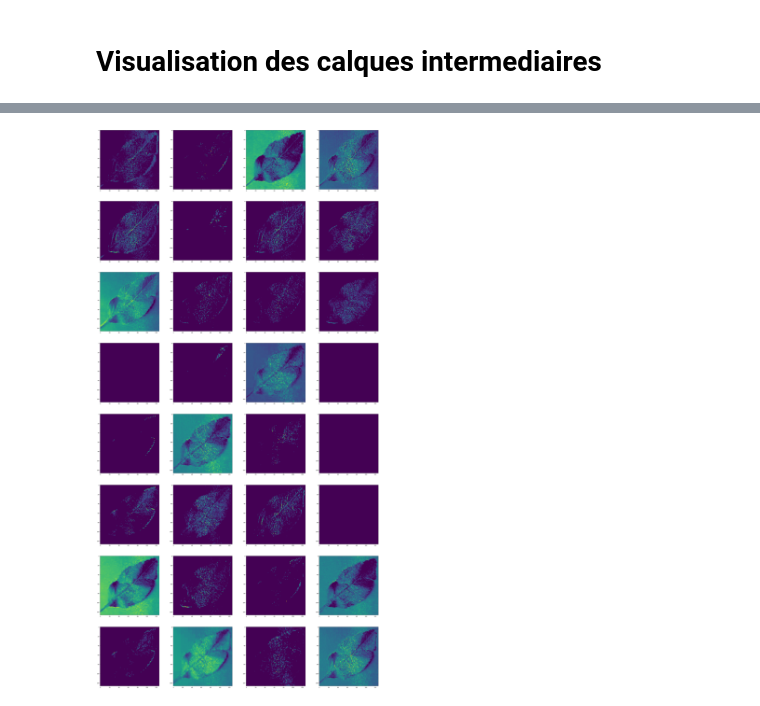
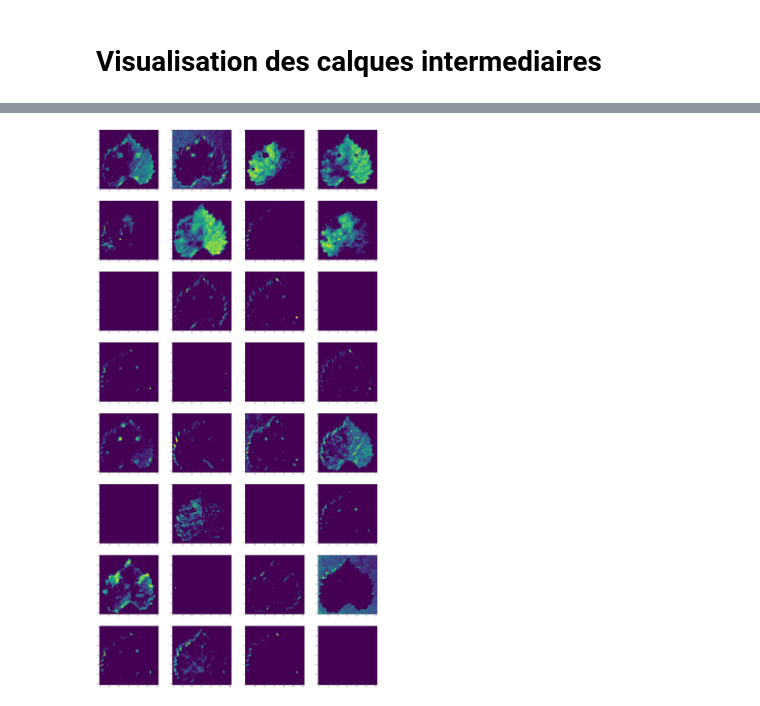
Before and after one commit to Pierrickjay/Leaffliction, a Jupyter notebook: src/Test CNN.ipynb, the cells around one changed output, grey strips where cells are left out. Drawn from its saved outputs; the diff is of its cells as text; code cells hidden in the pictures.

```diff
--- a/src/Test CNN.ipynb
+++ b/src/Test CNN.ipynb
@@ -116,18 +114,18 @@ Trainable params: 7883240 (30.07 MB)
 Non-trainable params: 0 (0.00 Byte)
 _________________________________________________________________
 # %%
-model.compile(
-	loss = tf.keras.losses.SparseCategoricalCrossentropy(from_logits = False),
-	optimizer = 'adam',
-	metrics = ['accuracy'])
+# model.compile(
+# 	loss = tf.keras.losses.SparseCategoricalCrossentropy(from_logits = False),
+# 	optimizer = 'adam',
+# 	metrics = ['accuracy'])
 # %%
-history = model.fit(
-	train_ds,
-	epochs = EPOCHS,
-	batch_size = BATCH_SIZE,
-	verbose = 1,
-	validation_data = cv_ds
-)
+# history = model.fit(
+# 	train_ds,
+# 	epochs = EPOCHS,
+# 	batch_size = BATCH_SIZE,
+# 	verbose = 1,
+# 	validation_data = cv_ds
+# )
 # %% [output]
 Epoch 1/10
 180/180 [==============================] - 105s 584ms/step - loss: 0.5689 - accuracy: 0.7948 - val_loss: 0.6149 - val_accuracy: 0.7969
@@ -174,7 +172,7 @@ model.save('mon_cnn_model.keras')
 # Visualisation des calques intermediaires
 # %%
 # Création d'un nouveau modèle qui prend la même entrée que le modèle d'origine, mais renvoie les sorties du premier filtre Conv2D
-activation_model = Model(inputs=model.input, outputs=model.layers[3].output)
+activation_model = Model(inputs=model.input, outputs=model.layers[5].output)
 image_to_test_bis = image_to_test.reshape((1,) + image_to_test.shape)
 
 
@@ -193 +191 @@ plt.show()
-[figure, old version]
+[figure, new version]
```
Also changed, not shown: parts of 10 cells of this notebook.
